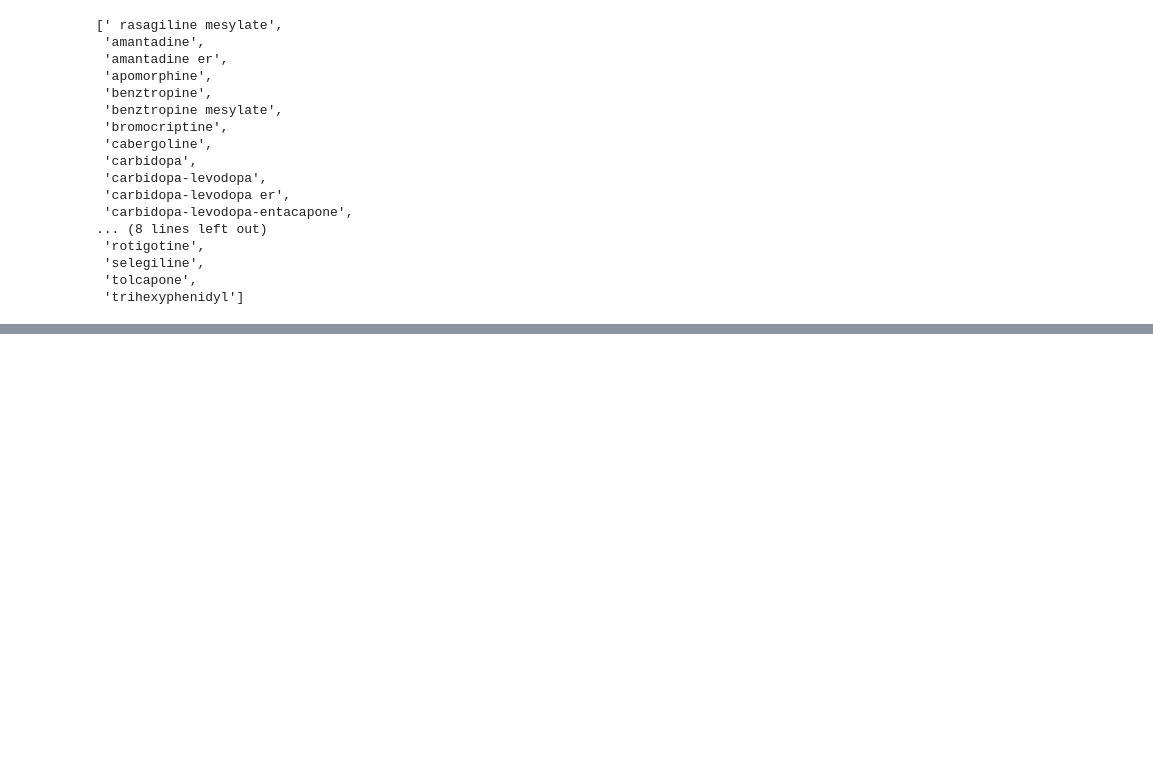
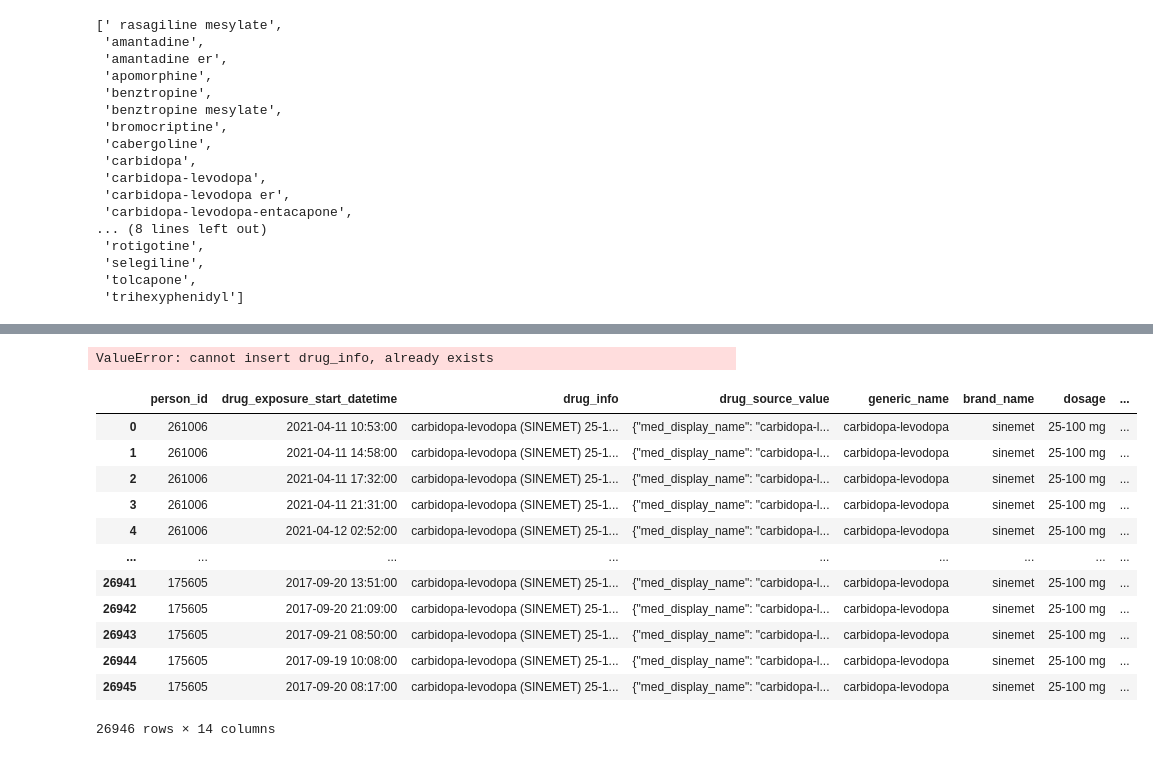
Before and after one commit to rdiazrincon/motor_fluctuations_pd, a Jupyter notebook: motor_fluctuations_pd.ipynb, the cells around one changed output, grey strips where cells are left out. Drawn from its saved outputs; the diff is of its cells as text; code cells hidden in the pictures; blank space fills up the shorter version.

```diff
--- a/motor_fluctuations_pd.ipynb
+++ b/motor_fluctuations_pd.ipynb
@@ -2930,0 +3049,20 @@ KeyError: 'dosage_quantity'
+# %%
+led_df.insert(loc=2, column="drug_info", value=drug_info_drug_source_value)
+# %% [output]
+ValueError: cannot insert drug_info, already exists
+# %%
+led_df
+# %% [output]
+|  | person_id | drug_exposure_start_datetime | drug_info | drug_source_value | generic_name | brand_name | dosage | ... |
+| 0 | 261006 | 2021-04-11 10:53:00 | carbidopa-levodopa (SINEMET) 25-1... | {"med_display_name": "carbidopa-l... | carbidopa-levodopa | sinemet | 25-100 mg | ... |
+| 1 | 261006 | 2021-04-11 14:58:00 | carbidopa-levodopa (SINEMET) 25-1... | {"med_display_name": "carbidopa-l... | carbidopa-levodopa | sinemet | 25-100 mg | ... |
+| 2 | 261006 | 2021-04-11 17:32:00 | carbidopa-levodopa (SINEMET) 25-1... | {"med_display_name": "carbidopa-l... | carbidopa-levodopa | sinemet | 25-100 mg | ... |
+| 3 | 261006 | 2021-04-11 21:31:00 | carbidopa-levodopa (SINEMET) 25-1... | {"med_display_name": "carbidopa-l... | carbidopa-levodopa | sinemet | 25-100 mg | ... |
+| 4 | 261006 | 2021-04-12 02:52:00 | carbidopa-levodopa (SINEMET) 25-1... | {"med_display_name": "carbidopa-l... | carbidopa-levodopa | sinemet | 25-100 mg | ... |
+| ... | ... | ... | ... | ... | ... | ... | ... | ... |
+| 26941 | 175605 | 2017-09-20 13:51:00 | carbidopa-levodopa (SINEMET) 25-1... | {"med_display_name": "carbidopa-l... | carbidopa-levodopa | sinemet | 25-100 mg | ... |
+| 26942 | 175605 | 2017-09-20 21:09:00 | carbidopa-levodopa (SINEMET) 25-1... | {"med_display_name": "carbidopa-l... | carbidopa-levodopa | sinemet | 25-100 mg | ... |
+| 26943 | 175605 | 2017-09-21 08:50:00 | carbidopa-levodopa (SINEMET) 25-1... | {"med_display_name": "carbidopa-l... | carbidopa-levodopa | sinemet | 25-100 mg | ... |
+| 26944 | 175605 | 2017-09-19 10:08:00 | carbidopa-levodopa (SINEMET) 25-1... | {"med_display_name": "carbidopa-l... | carbidopa-levodopa | sinemet | 25-100 mg | ... |
+| 26945 | 175605 | 2017-09-20 08:17:00 | carbidopa-levodopa (SINEMET) 25-1... | {"med_display_name": "carbidopa-l... | carbidopa-levodopa | sinemet | 25-100 mg | ... |
+26946 rows × 14 columns
```
Also changed, not shown: parts of 38 cells of this notebook.
